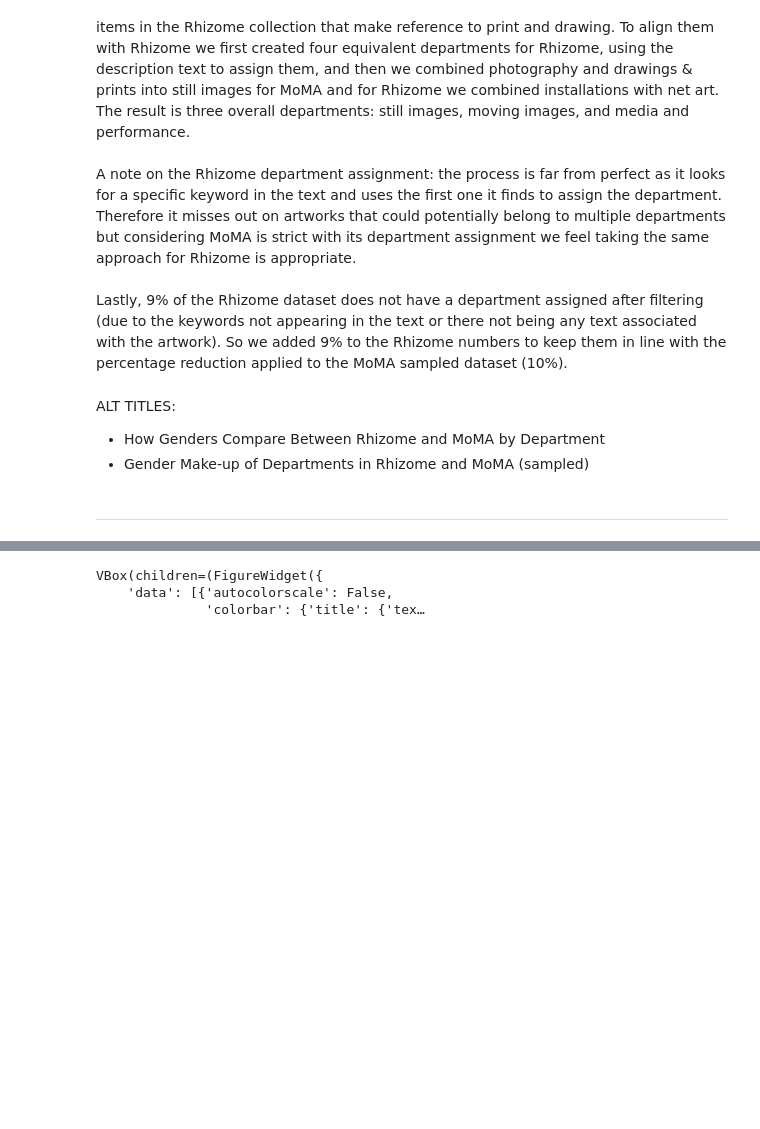
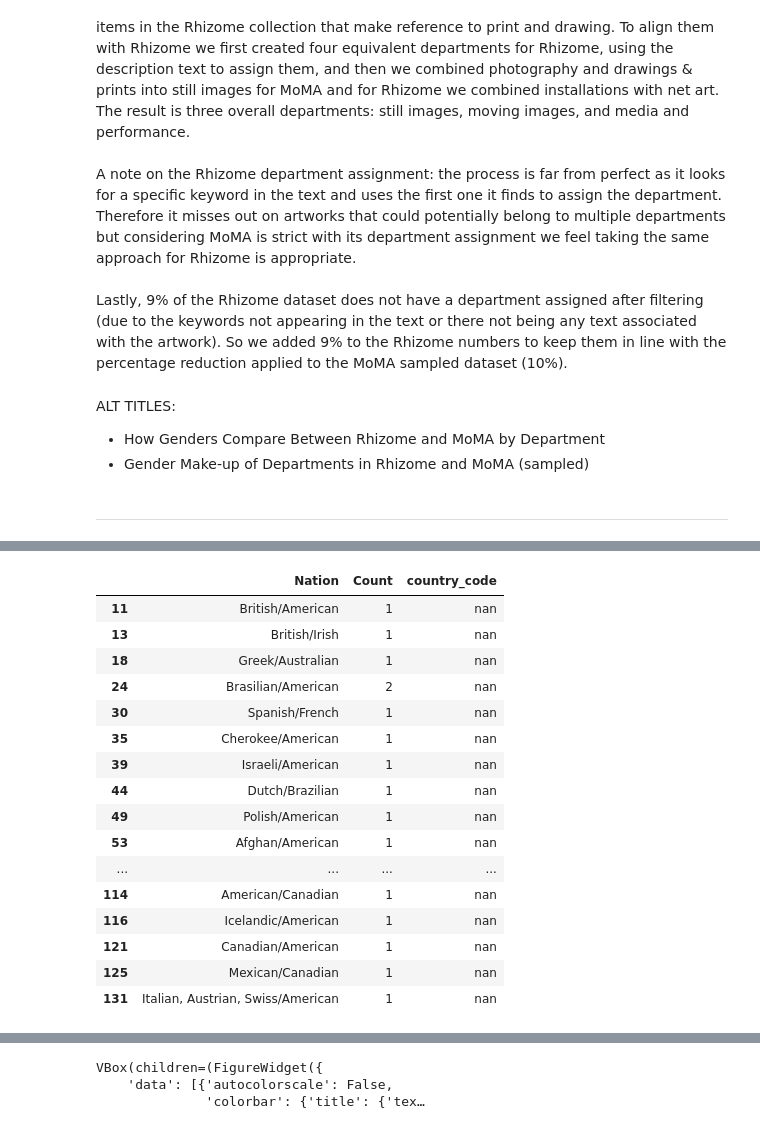
Before and after one commit to laurentfintoni/Net-Art-Rev, a Jupyter notebook: net_art_revolution.ipynb, the cells around one changed output, grey strips where cells are left out. Saved outputs shown, nothing was run; the diff lists cells and outputs as text; code cells hidden in the pictures; blank space fills up the shorter version.

```diff
--- a/net_art_revolution.ipynb
+++ b/net_art_revolution.ipynb
@@ -1283,0 +1249,22 @@ RHZ_countries_count.loc[RHZ_countries_count['country_code'] == 'nan']
+# %%
+#check for countries w/ missing codes
+missing_codes_2 = rhz_countries_count.loc[rhz_countries_count['country_code'] == 'nan']
+missing_codes_2[missing_codes_2.Nation.str.contains('/')]
+# %% [output]
+|  | Nation | Count | country_code |
+| 11 | British/American | 1 | nan |
+| 13 | British/Irish | 1 | nan |
+| 18 | Greek/Australian | 1 | nan |
+| 24 | Brasilian/American | 2 | nan |
+| 30 | Spanish/French | 1 | nan |
+| 35 | Cherokee/American | 1 | nan |
+| 39 | Israeli/American | 1 | nan |
+| 44 | Dutch/Brazilian | 1 | nan |
+| 49 | Polish/American | 1 | nan |
+| 53 | Afghan/American | 1 | nan |
+| ... | ... | ... | ... |
+| 114 | American/Canadian | 1 | nan |
+| 116 | Icelandic/American | 1 | nan |
+| 121 | Canadian/American | 1 | nan |
+| 125 | Mexican/Canadian | 1 | nan |
+| 131 | Italian, Austrian, Swiss/American | 1 | nan |
```
Also changed, not shown: parts of 38 cells of this notebook, 3 other files.
